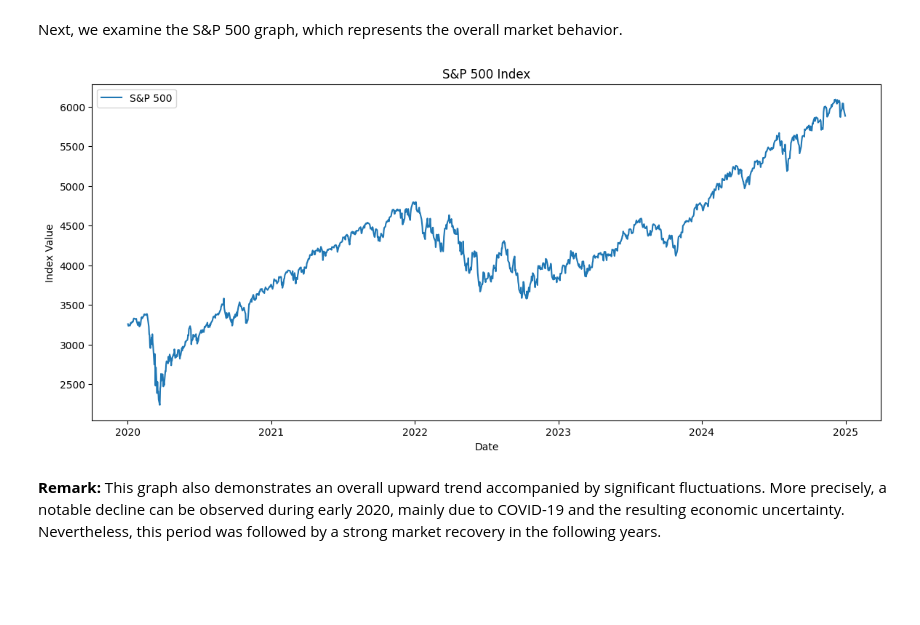
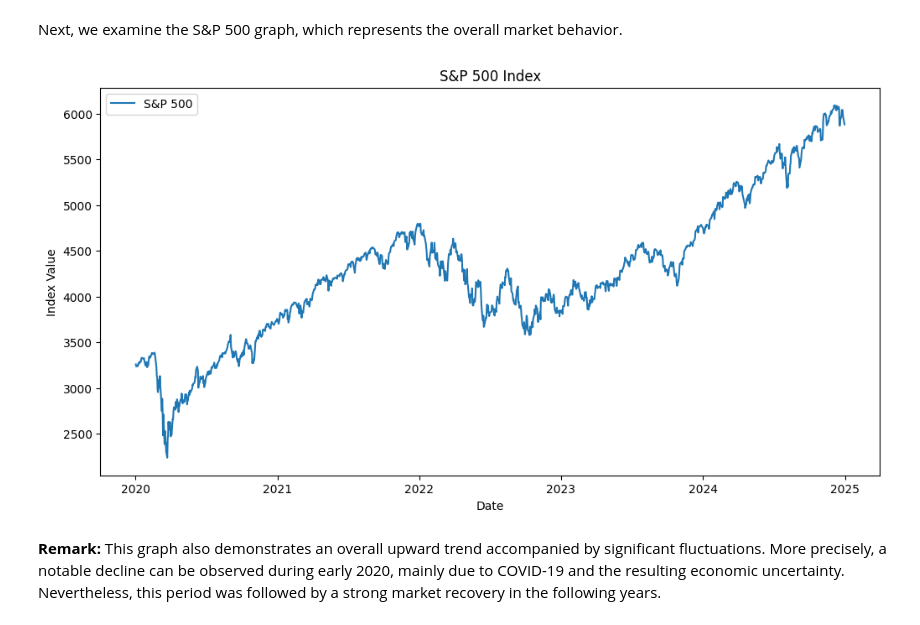
Before and after one commit to keramidasvasilis/data-analysis-projects, a Jupyter notebook: portfolio-optimization-risk-analysis/notebooks/portfolio_optimization_analysis.ipynb, the cells around one changed output. Drawn from its saved outputs; the diff is of its cells as text; code cells hidden in the pictures; blank space fills up the shorter version.

```diff
--- a/portfolio-optimization-risk-analysis/notebooks/portfolio_optimization_analysis.ipynb
+++ b/portfolio-optimization-risk-analysis/notebooks/portfolio_optimization_analysis.ipynb
@@ -161,21 +161,21 @@ plt.show()
 # %% [markdown]
 Next, we examine the S&P 500 graph, which represents the overall market behavior.
 # %%
-plt.figure(figsize=(14,6))
+plt.figure(figsize=(12,6))
 
 plt.plot(benchmark_data, label='S&P 500')
 
 plt.title('S&P 500 Index')
 
 plt.xlabel('Date')
 
 plt.ylabel('Index Value')
 
 plt.legend()
 
 plt.show()
 # %% [output]
-[figure, old version]
+[figure, new version]
 # %% [markdown]
 **Remark:** This graph also demonstrates an overall upward trend accompanied by significant fluctuations. More precisely, a notable decline can be observed during early 2020, mainly due to COVID-19 and the resulting economic uncertainty. Nevertheless, this period was followed by a strong market recovery in the following years.
 # %% [markdown]
```
Also changed, not shown: parts of 16 cells of this notebook.
